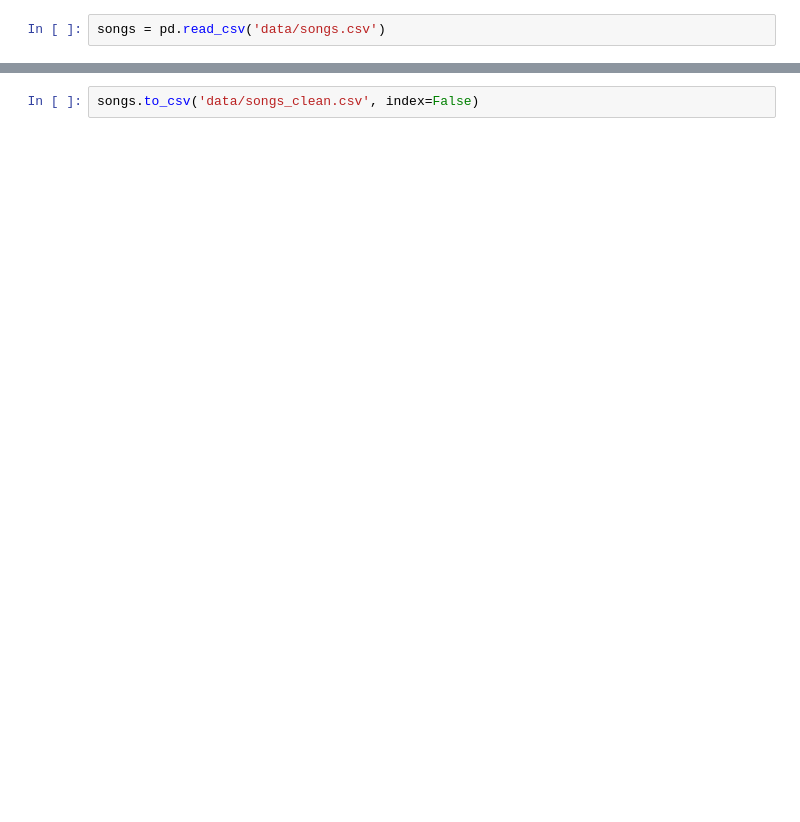
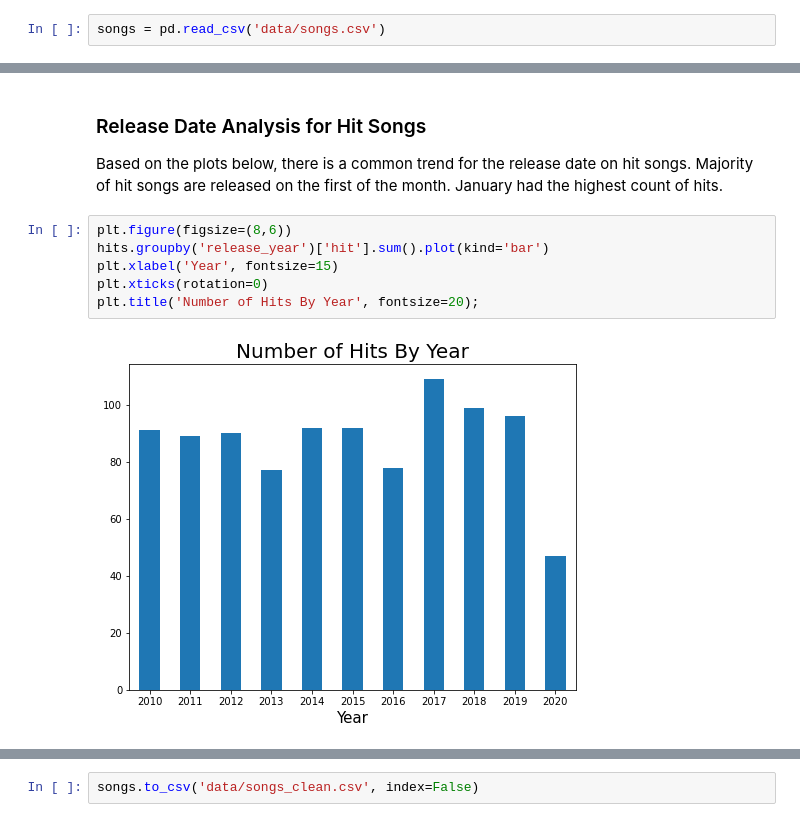
Before and after one commit to bcho91/Predicting-Hit-Songs, a Jupyter notebook: code/2_Data_Cleaning_EDA.ipynb, the cells around one changed output, grey strips where cells are left out. Saved outputs shown, nothing was run; the diff lists cells and outputs as text; blank space fills up the shorter version.

```diff
--- a/code/2_Data_Cleaning_EDA.ipynb
+++ b/code/2_Data_Cleaning_EDA.ipynb
@@ -97,0 +174,12 @@ songs.describe().T
+# %% [markdown]
+### Release Date Analysis for Hit Songs
+
+Based on the plots below, there is a common trend for the release date on hit songs. Majority of hit songs are released on the first of the month. January had the highest count of hits.
+# %%
+plt.figure(figsize=(8,6))
+hits.groupby('release_year')['hit'].sum().plot(kind='bar')
+plt.xlabel('Year', fontsize=15)
+plt.xticks(rotation=0)
+plt.title('Number of Hits By Year', fontsize=20);
+# %% [output]
+[figure, added]
```
Also changed, not shown: parts of 52 cells of this notebook, 3 other files.
